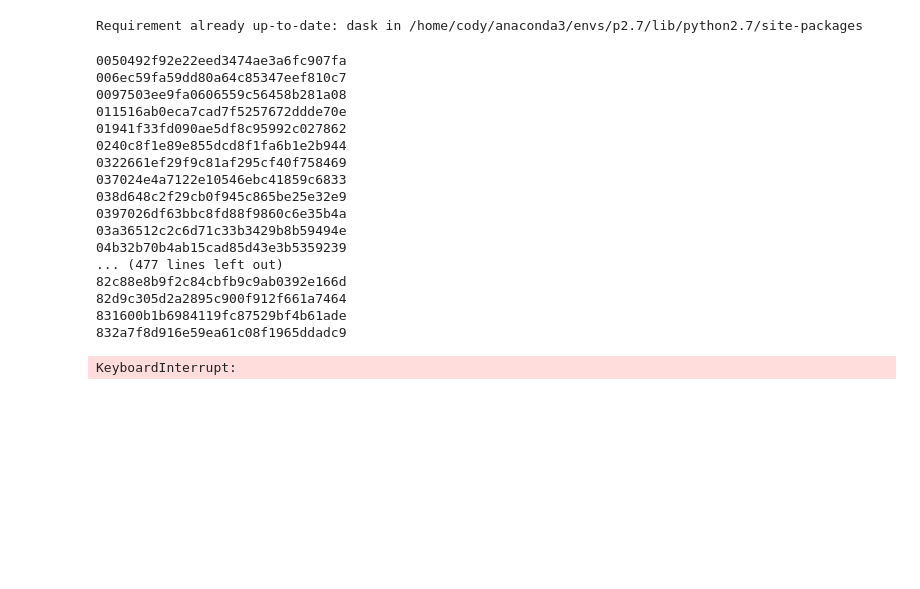
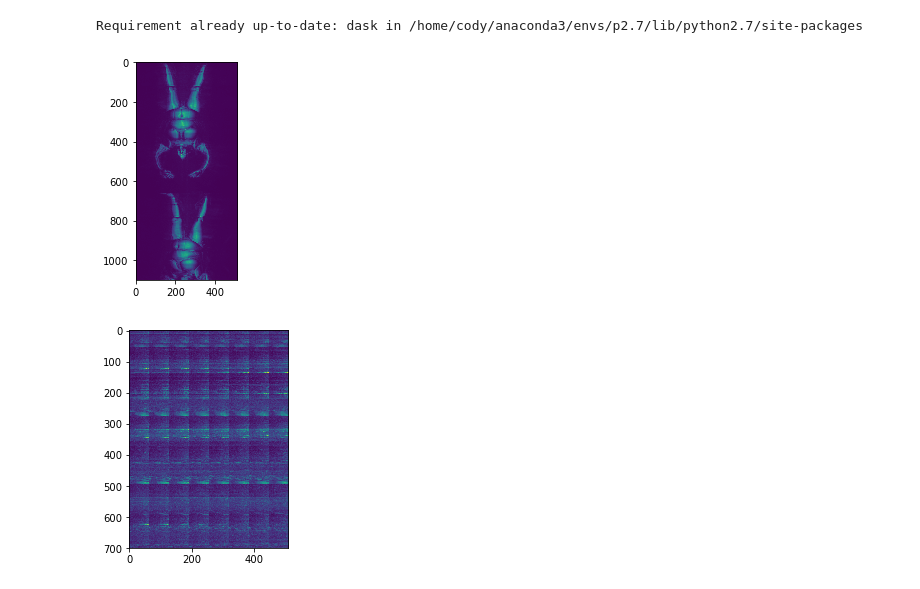
Before and after one commit to codybraun/tsa, a Jupyter notebook: eigenfaces.ipynb, the cells around one changed output. Drawn from its saved outputs; the diff is of its cells as text; code cells hidden in the pictures; blank space fills up the shorter version.

```diff
--- a/eigenfaces.ipynb
+++ b/eigenfaces.ipynb
@@ -52,0 +67,7 @@ def tile_image(infile):
+# %%
+flat_image = tsa_utils.read_data("./images/5ad549b6c14ae5528a56216360e87829.aps").reshape(16 * 660, 512, order="A")
+# %%
+plt.imshow(flat_image[:1100,:])
+plt.show()
+# %% [output]
+[figure, added]
@@ -76,36 +100,8 @@ safe_labels = image_df["id"].unique()
 #     except Exception as e:
 #         print(e)
 # safe_matrix = np.vstack(matrix)
-# %%
-image_df = pd.read_csv(DATA_PATH + 'stage1_labels.csv')
-image_df['zone'] = image_df['Id'].str.split("_", expand=True)[1].str.strip()
-image_df['id'] = image_df['Id'].str.split("_", expand=True)[0].str.strip()
-image_df = image_df[(image_df["Probability"]!= 1) & (image_df["zone"]== "Zone14")]
-safe_pca = sklearn.decomposition.IncrementalPCA(n_components=30,whiten=True)
-
-matrix = []
-for label in safe_labels:
-    try:
-        data = np.load(DATA_PATH + "/pickled_images/" + str(label))
-        safe_pca.partial_fit(data.reshape((48*16*110),64))
-    except Exception as e:
-        print(e)
-# %% [output]
-0050492f92e22eed3474ae3a6fc907fa
-006ec59fa59dd80a64c85347eef810c7
-0097503ee9fa0606559c56458b281a08
-011516ab0eca7cad7f5257672ddde70e
-01941f33fd090ae5df8c95992c027862
-0240c8f1e89e855dcd8f1fa6b1e2b944
-0322661ef29f9c81af295cf40f758469
-037024e4a7122e10546ebc41859c6833
-038d648c2f29cb0f945c865be25e32e9
-0397026df63bbc8fd88f9860c6e35b4a
-03a36512c2c6d71c33b3429b8b59494e
-04b32b70b4ab15cad85d43e3b5359239
-... (477 lines left out)
-82c88e8b9f2c84cbfb9c9ab0392e166d
-82d9c305d2a2895c900f912f661a7464
-831600b1b6984119fc87529bf4b61ade
-832a7f8d916e59ea61c08f1965ddadc9
-KeyboardInterrupt:
+# %%
+plt.imshow(np.load(DATA_PATH + "/pickled_images/" + str(label)).reshape(16 * 660, 512, order="A")[:700,:])
+plt.show()
+# %% [output]
+[figure, added]
```
Also changed, not shown: parts of 41 cells of this notebook, 2 other files.
